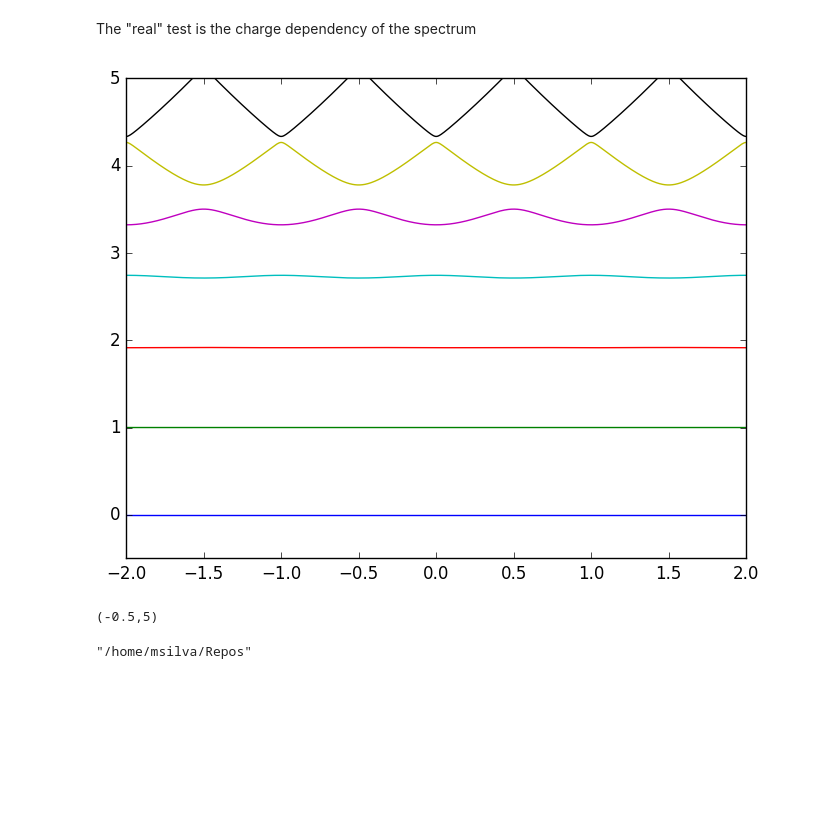
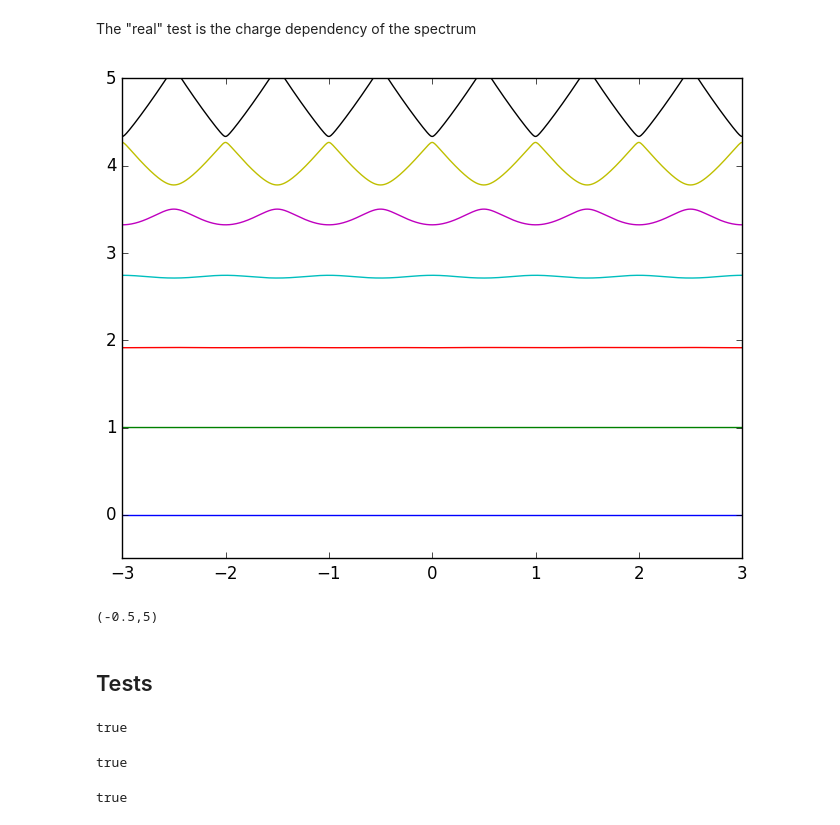
Before and after one commit to BBN-Q/MathieuFunctions.jl, a Jupyter notebook: mathieu-char-value.ipynb, the cells around one changed output. Drawn from its saved outputs; the diff is of its cells as text; code cells hidden in the pictures; blank space fills up the shorter version.

Commit message:
Addes ome tests, most passing

```diff
--- a/mathieu-char-value.ipynb
+++ b/mathieu-char-value.ipynb
@@ -20,7 +20,8 @@ k      - TODO
 
 """
 function Characteristicλ(nu_::Real, q::Real; k=1:5)
-    @assert -1.0 < nu_ <= 1.0 "Reduced order must lie within (-1.0,1.0]"
+    #@assert -1.0 < nu_ <= 1.0 "Reduced order must lie within (-1.0,1.0]"
+    #@assert -1.0 <= nu_ <= 1.0 "Reduced order must lie within [-1.0,1.0]"
     nu = rem(nu_+1,2)-1;
 
     # Set matrix size using formula from Shirts paper (1993), Eqs. (2.1)-(2.2).
@@ -37,7 +38,7 @@ function Characteristicλ(nu_::Real, q::Real; k=1:5)
 end
 
 """
-CharacteristicA(q,k)
+CharacteristicA(q; k=0:4)
 
 Characteristic value A_k for Mathieu's equation
 
@@ -193,36 +194,56 @@ The "real" test is the charge dependency of the spectrum
 # %%
 EJoverEC = 30;
 EC       = 1;#0.34; # GHz
 nLevels  = 10;
-nCharge  = 2;
+nCharge  = 3; #0.5;
 nData    = 1001;
 
 Nstart = 5;
 
 q = -(1/2)*EJoverEC;
 tol = 1e-12;
 
 ng = linspace(-nCharge,nCharge,nData);
 nu = -2*ng;
 
 a = zeros(nData,nLevels);
 N = zeros(nData,1);
 Err = zeros(nData,1);
 for i=1:nData
+    #println(nu[i])
     a[i,:] = Characteristicλ(nu[i],q,k=1:nLevels);
 end
 
 E = EC*a;
 Eng_half = Characteristicλ(-1,q,k=1:nLevels);
 Eng_0    = Characteristicλ( 0,q,k=1:nLevels);
 E01      = Eng_half[2] - Eng_half[1];
 
 plot(ng,(E-Eng_0[1])/E01);
 ylim(-.5,5)
 # %% [output]
-[figure, old version]
+[figure, new version]
 (-0.5,5)
-# %%
-pwd()
-# %% [output]
-"/home/msilva/Repos"
+# %% [markdown]
+## Tests
+# %%
+begin
+    N = 100
+    norm(CharacteristicA(0,k=0:N) - [0:N;].^2) == 0
+end
+# %% [output]
+true
+# %%
+begin
+    N = 100
+    norm(CharacteristicB(0,k=1:N) - [1:N;].^2) == 0
+end
+# %% [output]
+true
+# %%
+begin
+    test1 = readcsv("./test/MathieuCharacteristicA-1.csv");
+    (test1 - reduce(hcat,Vector{Float64}[CharacteristicA(q,k=0:10) for q in [-10:.01:10;]]) |> abs |> maximum) < 1e-12
+end
+# %% [output]
+true
```
Also changed, not shown: parts of 7 cells of this notebook.
